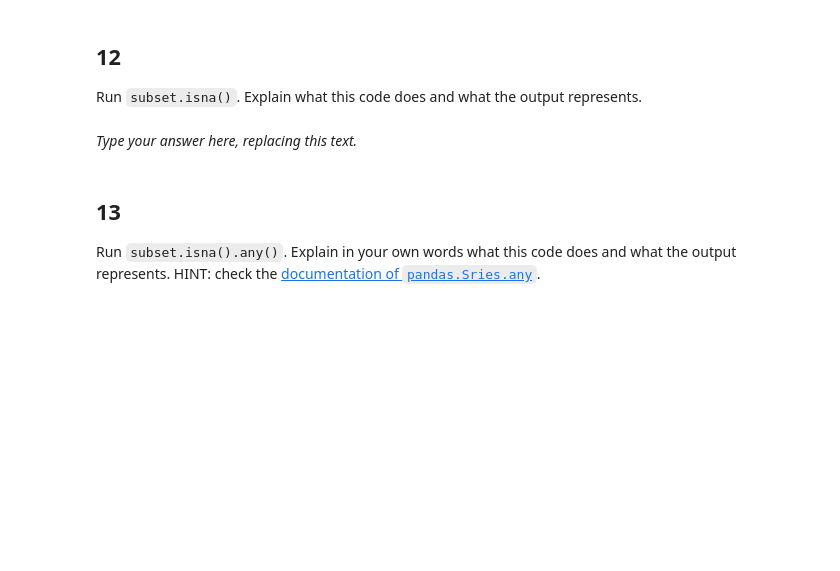
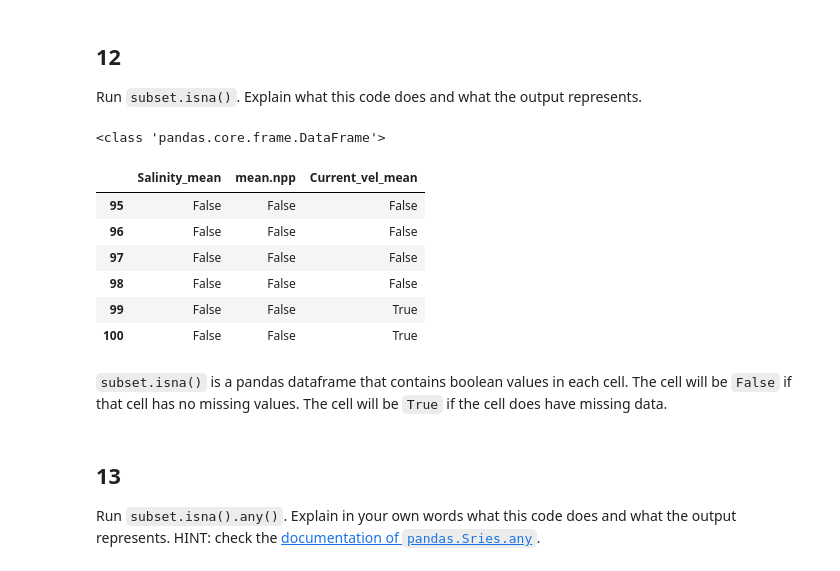
Before and after one commit to edengonzalezz/eds220-hwk1, a Jupyter notebook: task2/hwk1-task2-corals.ipynb, the cells around one changed output. Drawn from its saved outputs; the diff is of its cells as text; code cells hidden in the pictures; blank space fills up the shorter version.

```diff
--- a/task2/hwk1-task2-corals.ipynb
+++ b/task2/hwk1-task2-corals.ipynb
@@ -256,3 +301,7 @@ subset = ...
+# %%
+# Want to select the 100th row, must specify to row 101 because .iloc() is not inclusive of the end point
+# Python indexing starts at 0, so the 17th column has index 16
+subset = coral_div.iloc[95:101, [16, 19, 27]]
 # %%
 # View the dataframe
 subset
@@ -264,8 +323,20 @@ grader.check("q11")
 ## 12
 
 Run `subset.isna()`. Explain what this code does and what the output represents.
-# %% [markdown]
-_Type your answer here, replacing this text._
+# %%
+print(type(subset.isna()))
+subset.isna()
+# %% [output]
+<class 'pandas.core.frame.DataFrame'>
+|  | Salinity_mean | mean.npp | Current_vel_mean |
+| 95 | False | False | False |
+| 96 | False | False | False |
+| 97 | False | False | False |
+| 98 | False | False | False |
+| 99 | False | False | True |
+| 100 | False | False | True |
+# %% [markdown]
+`subset.isna()` is a pandas dataframe that contains boolean values in each cell. The cell will be `False` if that cell has no missing values. The cell will be `True` if the cell does have missing data.
 # %% [markdown]
 <!-- END QUESTION -->
 
```
Also changed, not shown: parts of 12 cells of this notebook.
